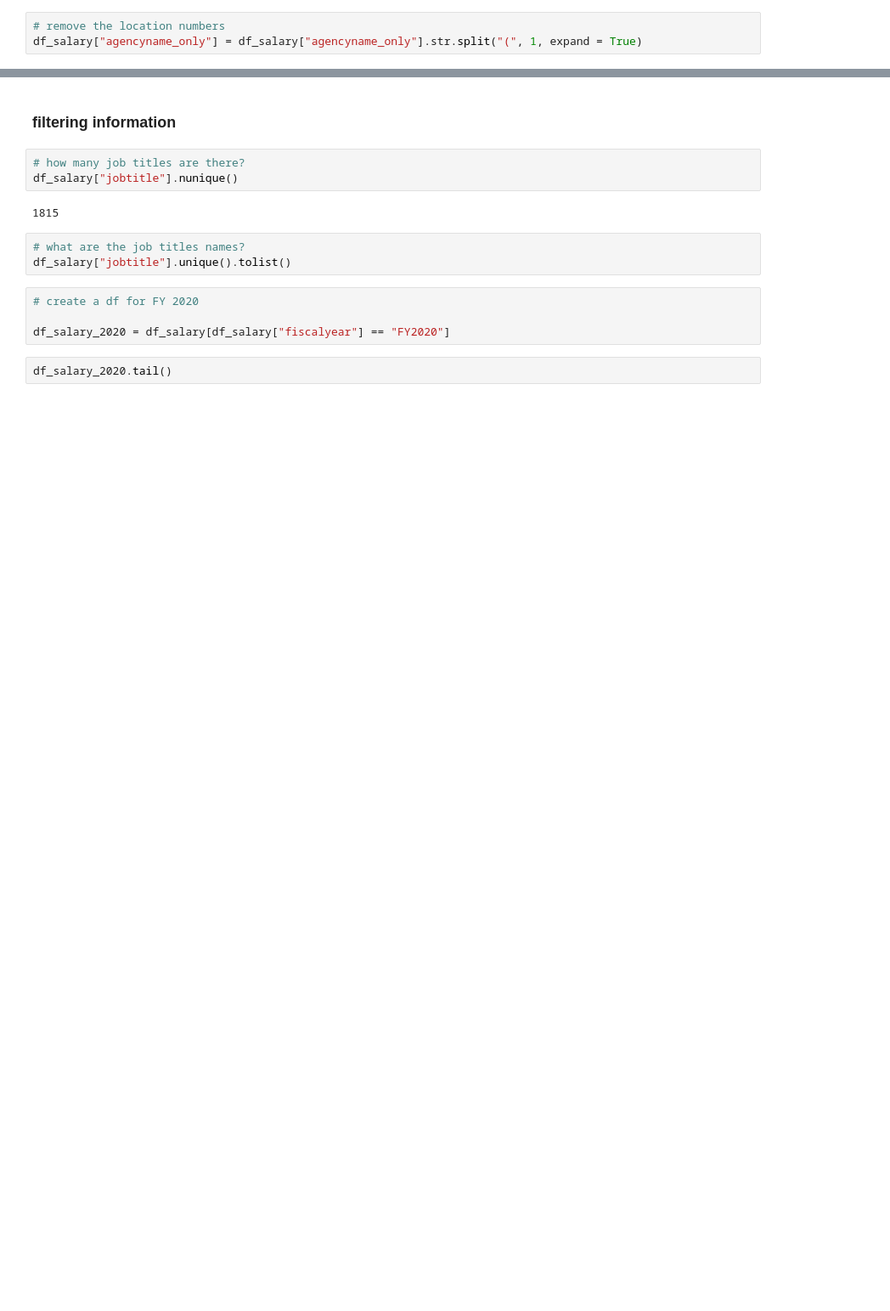
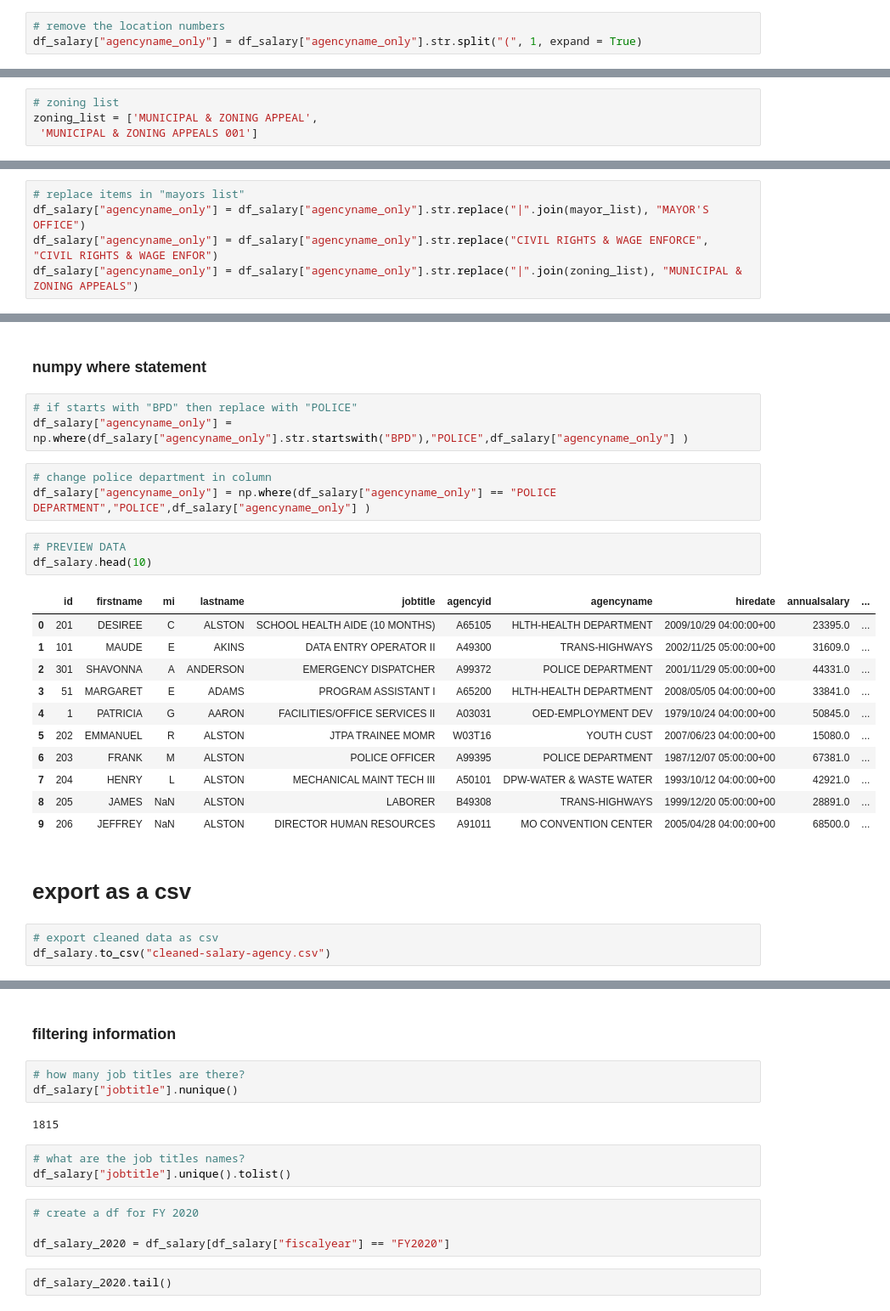
Before and after one commit to jhu-business-analytics/bmore-city-salaries-exploration, a Jupyter notebook: 2021_04_05_intro_python_baltimoresalarydata_melanieshimano.ipynb, the cells around one changed output, grey strips where cells are left out. Shown at 85% size. Cells and saved outputs as stored; diff of their text form; blank space fills up the shorter version.

```diff
--- a/2021_04_05_intro_python_baltimoresalarydata_melanieshimano.ipynb
+++ b/2021_04_05_intro_python_baltimoresalarydata_melanieshimano.ipynb
@@ -181,0 +261,4 @@ df_salary["agencyname_only"] = df_salary["agencyname_only"].str.split("(", 1, ex
+# %%
+# zoning list
+zoning_list = ['MUNICIPAL & ZONING APPEAL',
+ 'MUNICIPAL & ZONING APPEALS 001']
@@ -181,0 +275,5 @@ df_salary["agencyname_only"] = df_salary["agencyname_only"].str.split("(", 1, ex
+# %%
+# replace items in "mayors list"
+df_salary["agencyname_only"] = df_salary["agencyname_only"].str.replace("|".join(mayor_list), "MAYOR'S OFFICE")
+df_salary["agencyname_only"] = df_salary["agencyname_only"].str.replace("CIVIL RIGHTS & WAGE ENFORCE", "CIVIL RIGHTS & WAGE ENFOR")
+df_salary["agencyname_only"] = df_salary["agencyname_only"].str.replace("|".join(zoning_list), "MUNICIPAL & ZONING APPEALS")
@@ -181,0 +300,28 @@ df_salary["agencyname_only"] = df_salary["agencyname_only"].str.split("(", 1, ex
+# %% [markdown]
+### numpy where statement
+# %%
+# if starts with "BPD" then replace with "POLICE"
+df_salary["agencyname_only"] = np.where(df_salary["agencyname_only"].str.startswith("BPD"),"POLICE",df_salary["agencyname_only"] )
+# %%
+# change police department in column
+df_salary["agencyname_only"] = np.where(df_salary["agencyname_only"] == "POLICE DEPARTMENT","POLICE",df_salary["agencyname_only"] )
+# %%
+# PREVIEW DATA
+df_salary.head(10)
+# %% [output]
+|  | id | firstname | mi | lastname | jobtitle | agencyid | agencyname | hiredate | annualsalary | ... |
+| 0 | 201 | DESIREE | C | ALSTON | SCHOOL HEALTH AIDE (10 MONTHS) | A65105 | HLTH-HEALTH DEPARTMENT | 2009/10/29 04:00:00+00 | 23395.0 | ... |
+| 1 | 101 | MAUDE | E | AKINS | DATA ENTRY OPERATOR II | A49300 | TRANS-HIGHWAYS | 2002/11/25 05:00:00+00 | 31609.0 | ... |
+| 2 | 301 | SHAVONNA | A | ANDERSON | EMERGENCY DISPATCHER | A99372 | POLICE DEPARTMENT | 2001/11/29 05:00:00+00 | 44331.0 | ... |
+| 3 | 51 | MARGARET | E | ADAMS | PROGRAM ASSISTANT I | A65200 | HLTH-HEALTH DEPARTMENT | 2008/05/05 04:00:00+00 | 33841.0 | ... |
+| 4 | 1 | PATRICIA | G | AARON | FACILITIES/OFFICE SERVICES II | A03031 | OED-EMPLOYMENT DEV | 1979/10/24 04:00:00+00 | 50845.0 | ... |
+| 5 | 202 | EMMANUEL | R | ALSTON | JTPA TRAINEE MOMR | W03T16 | YOUTH CUST | 2007/06/23 04:00:00+00 | 15080.0 | ... |
+| 6 | 203 | FRANK | M | ALSTON | POLICE OFFICER | A99395 | POLICE DEPARTMENT | 1987/12/07 05:00:00+00 | 67381.0 | ... |
+| 7 | 204 | HENRY | L | ALSTON | MECHANICAL MAINT TECH III | A50101 | DPW-WATER & WASTE WATER | 1993/10/12 04:00:00+00 | 42921.0 | ... |
+| 8 | 205 | JAMES | NaN | ALSTON | LABORER | B49308 | TRANS-HIGHWAYS | 1999/12/20 05:00:00+00 | 28891.0 | ... |
+| 9 | 206 | JEFFREY | NaN | ALSTON | DIRECTOR HUMAN RESOURCES | A91011 | MO CONVENTION CENTER | 2005/04/28 04:00:00+00 | 68500.0 | ... |
+# %% [markdown]
+# export as a csv
+# %%
+# export cleaned data as csv
+df_salary.to_csv("cleaned-salary-agency.csv")
```
Also changed, not shown: parts of 19 cells of this notebook.
